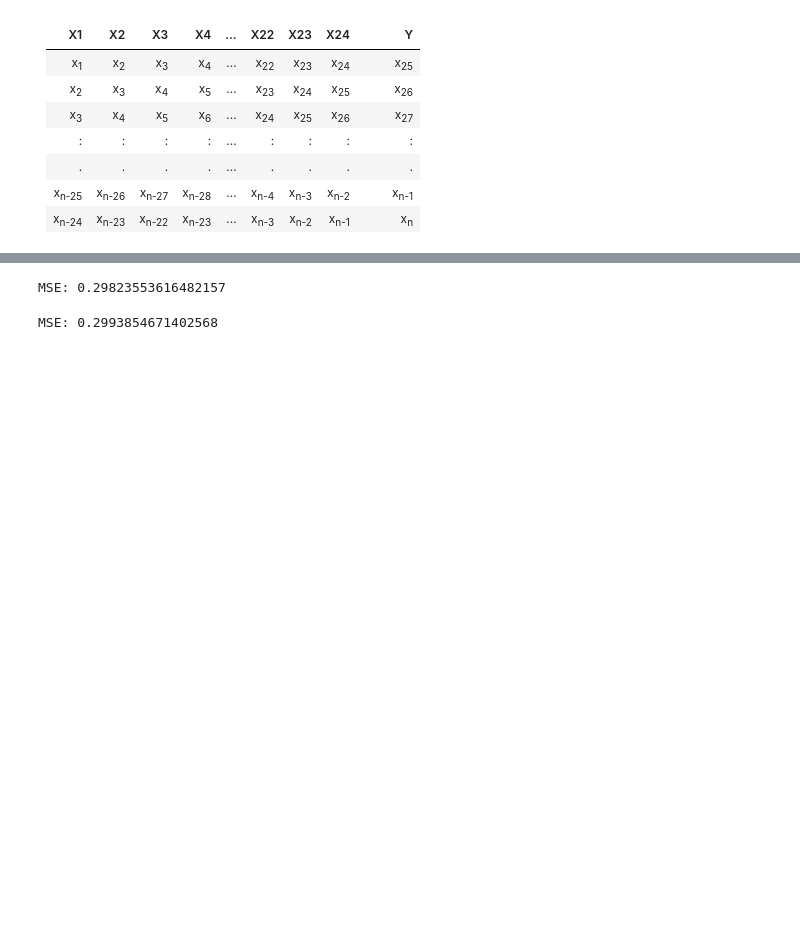
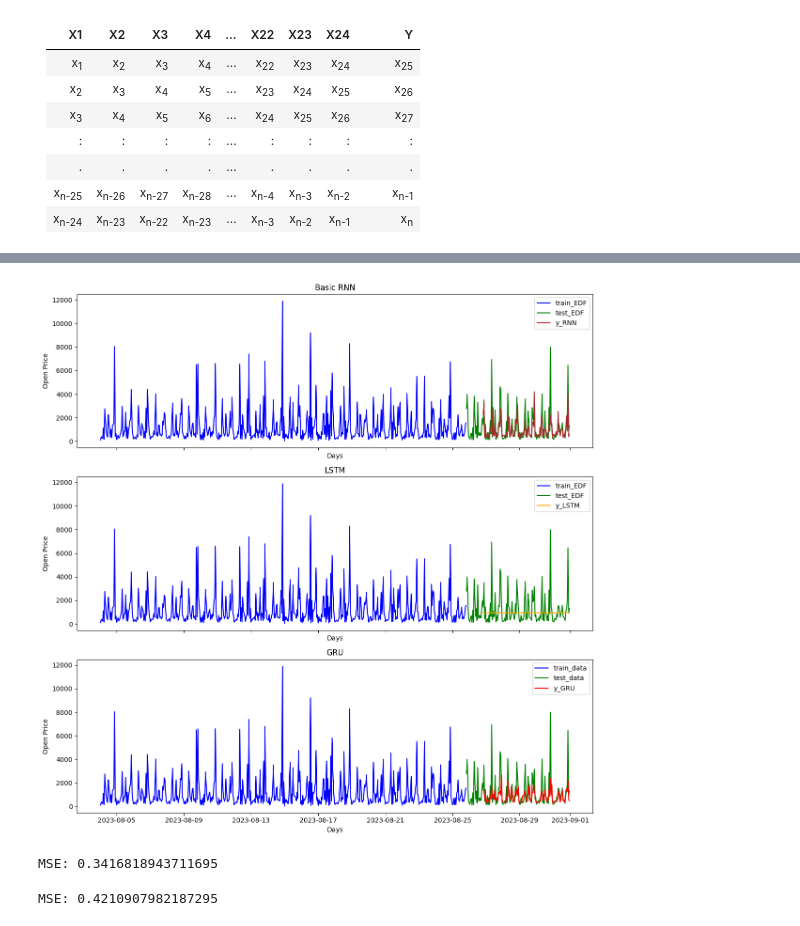
Before and after one commit to Chaanani/Time_series_RNN_EDF, a Jupyter notebook: Time_series_RNN.ipynb, the cells around one changed output, grey strips where cells are left out. Cells and saved outputs as stored; diff of their text form; code cells hidden in the pictures; blank space fills up the shorter version.

```diff
--- a/Time_series_RNN.ipynb
+++ b/Time_series_RNN.ipynb
@@ -13,5 +8,5 @@ Mounted at /content/drive
 # %%
-EDF =pd.read_csv("/content/drive/MyDrive/Dataset_CB.csv")
+EDF =pd.read_csv(r"C:\Users\msi\Downloads\Dataset_CB.csv")
 # %%
 EDF.columns = ["DATE","CONSO"]
 
@@ -363,28 +362,36 @@ y_RNN_OEDF = scalerEDF.inverse_transform(y_RNNEDF)
 y_LSTM_OEDF = scalerEDF.inverse_transform(y_LSTMEDF)
 y_GRU_OEDF = scalerEDF.inverse_transform(y_GRUEDF)
 # %%
-import plotly.graph_objects as go
-from plotly.subplots import make_subplots
+import matplotlib.pyplot as plt
 
 # Create subplots
-fig = make_subplots(rows=3, cols=1, shared_xaxes=True, shared_yaxes=True, subplot_titles=("Basic RNN", "LSTM", "GRU"))
+fig, axs = plt.subplots(3, 1, figsize=(12, 12), sharex=True, sharey=True)
 
 # Plot for RNN predictions
-fig.add_trace(go.Scatter(x=train_EDF.index[73:], y=train_EDF.CONSO[73:], mode='lines', name="train_EDF", line=dict(color="blue")), row=1, col=1)
-fig.add_trace(go.Scatter(x=test_EDF.index, y=test_EDF.CONSO, mode='lines', name="test_EDF", line=dict(color="green")), row=1, col=1)
-fig.add_trace(go.Scatter(x=test_EDF.index[24:], y=list(list(y_RNN_OEDF.reshape(1,-1))[0]), mode='lines', name="y_RNN", line=dict(color="brown")), row=1, col=1)
+axs[0].plot(train_EDF.index[73:], train_EDF.CONSO[73:], label="train_EDF", color="blue")
+axs[0].plot(test_EDF.index, test_EDF.CONSO, label="test_EDF", color="green")
+axs[0].plot(test_EDF.index[24:], list(y_RNN_OEDF.reshape(-1)), label="y_RNN", color="brown")
+axs[0].set_title("Basic RNN")
 
 # Plot for LSTM predictions
-fig.add_trace(go.Scatter(x=train_EDF.index[73:], y=train_EDF.CONSO[73:], mode='lines', name="train_EDF", line=dict(color="blue")), row=2, col=1)
-fig.add_trace(go.Scatter(x=test_EDF.index, y=test_EDF.CONSO, mode='lines', name="test_EDF", line=dict(color="green")), row=2, col=1)
-fig.add_trace(go.Scatter(x=test_EDF.index[24:], y=list(list(y_LSTM_OEDF.reshape(1,-1))[0]), mode='lines', name="y_LSTM", line=dict(color="orange")), row=2, col=1)
+axs[1].plot(train_EDF.index[73:], train_EDF.CONSO[73:], label="train_EDF", color="blue")
+axs[1].plot(test_EDF.index, test_EDF.CONSO, label="test_EDF", color="green")
+axs[1].plot(test_EDF.index[24:], list(y_LSTM_OEDF.reshape(-1)), label="y_LSTM", color="orange")
+axs[1].set_title("LSTM")
 
 # Plot for GRU predictions
-fig.add_trace(go.Scatter(x=train_EDF.index[73:], y=train_EDF.CONSO[73:], mode='lines', name="train_data", line=dict(color="blue")), row=3, col=1)
-fig.add_trace(go.Scatter(x=test_EDF.index, y=test_EDF.CONSO, mode='lines', name="test_data", line=dict(color="green")), row=3, col=1)
-fig.add_trace(go.Scatter(x=test_EDF.index[24:], y=list(list(y_GRU_OEDF.reshape(1,-1))[0]), mode='lines', name="y_GRU", line=dict(color="red")), row=3, col=1)
+axs[2].plot(train_EDF.index[73:], train_EDF.CONSO[73:], label="train_data", color="blue")
+axs[2].plot(test_EDF.index, test_EDF.CONSO, label="test_data", color="green")
+axs[2].plot(test_EDF.index[24:], list(y_GRU_OEDF.reshape(-1)), label="y_GRU", color="red")
+axs[2].set_title("GRU")
 
-# Update layout
-fig.update_layout(height=1200, width=1200, title_text="Model Predictions", xaxis_title="Days", yaxis_title="Open Price")
-fig.show()
+# Set labels and legends
+for ax in axs:
+    ax.set_xlabel("Days")
+    ax.set_ylabel("Open Price")
+    ax.legend()
+
+# Adjust layout and show plot
+plt.tight_layout()
+plt.show()
 # %% [output]
@@ -392,3 +398,4 @@ fig.show()
+[figure, added]
 # %%
 predict = np.log(list(y_RNN_OEDF.reshape(1,-1)[0]))
 test_EDF = np.log(EDF[620:].iloc[:,:1])
@@ -401,7 +408,7 @@ from sklearn.metrics import mean_squared_error
 mse = mean_squared_error(predict, test_EDF)
 print("MSE:", mse)
 # %% [output]
-MSE: 0.29823553616482157
+MSE: 0.3416818943711695
 # %%
 from sklearn.metrics import mean_squared_error
 predict = np.log(list(y_GRU_OEDF.reshape(1,-1)[0]))
@@ -412,4 +419,4 @@ test_EDF = np.log(EDF[620:].iloc[:,:1])
 mse = mean_squared_error(predict, test_EDF)
 print("MSE:", mse)
 # %% [output]
-MSE: 0.2993854671402568
+MSE: 0.4210907982187295
```
Also changed, not shown: parts of 9 cells of this notebook.
